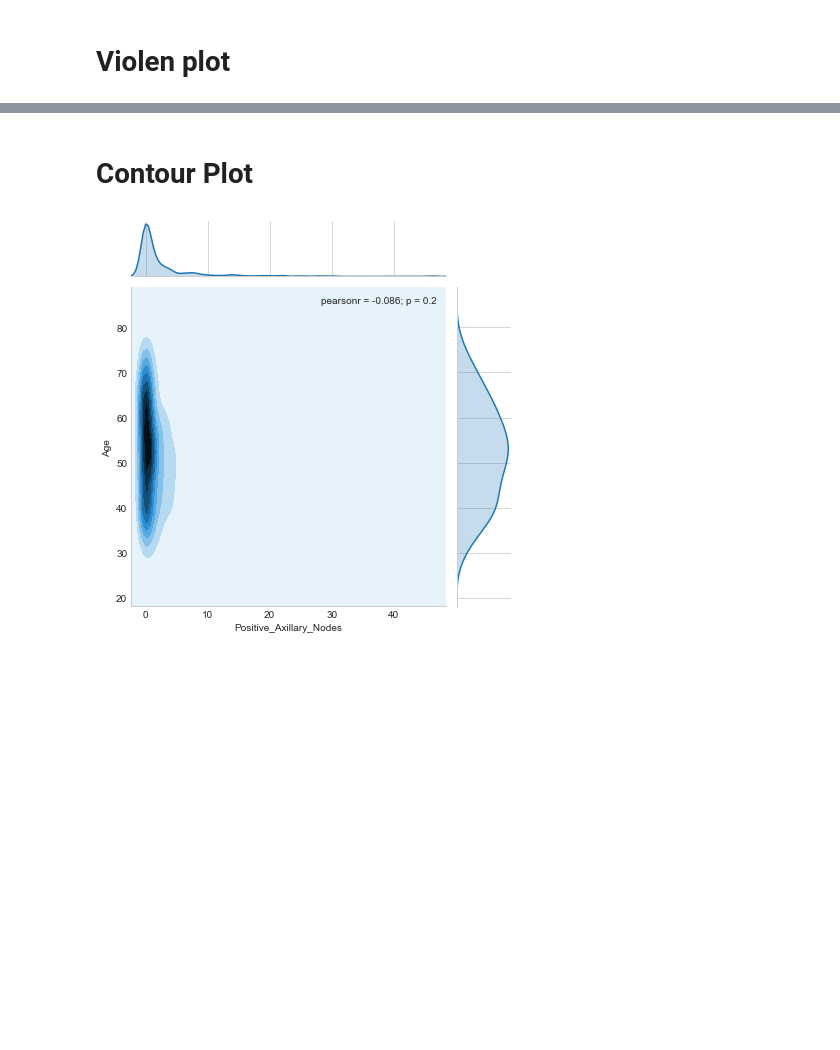
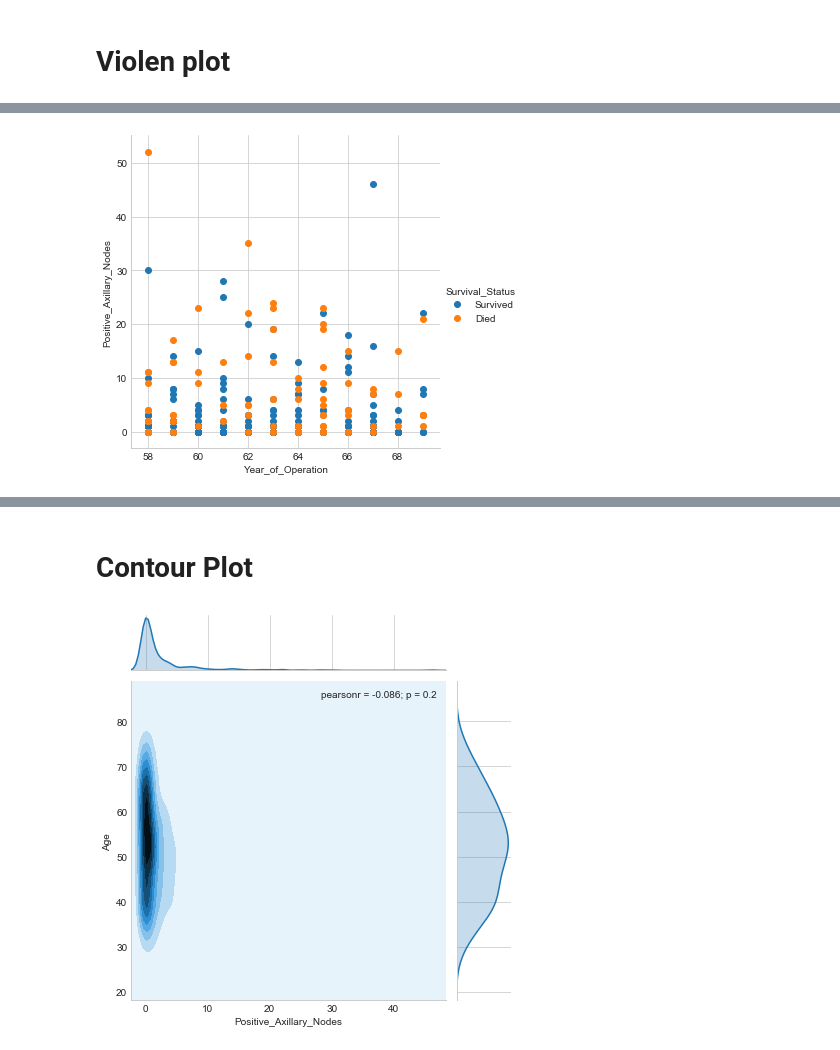
Before and after one commit to abhikumar22/Exploratary-Data-analysis-on-Habermans_Cancer-Survival-DataSet, a Jupyter notebook: EDA.ipynb, the cells around one changed output, grey strips where cells are left out. Saved outputs shown, nothing was run; the diff lists cells and outputs as text; code cells hidden in the pictures; blank space fills up the shorter version.

```diff
--- a/EDA.ipynb
+++ b/EDA.ipynb
@@ -416,0 +430,8 @@ plt.show()
+# %%
+sns.set_style("whitegrid");
+sns.FacetGrid(data, hue="Survival_Status", size=5) \
+   .map(plt.scatter, "Year_of_Operation", "Positive_Axillary_Nodes") \
+   .add_legend();
+plt.show();
+# %% [output]
+[figure, added]
```
Also changed, not shown: parts of 48 cells of this notebook.
